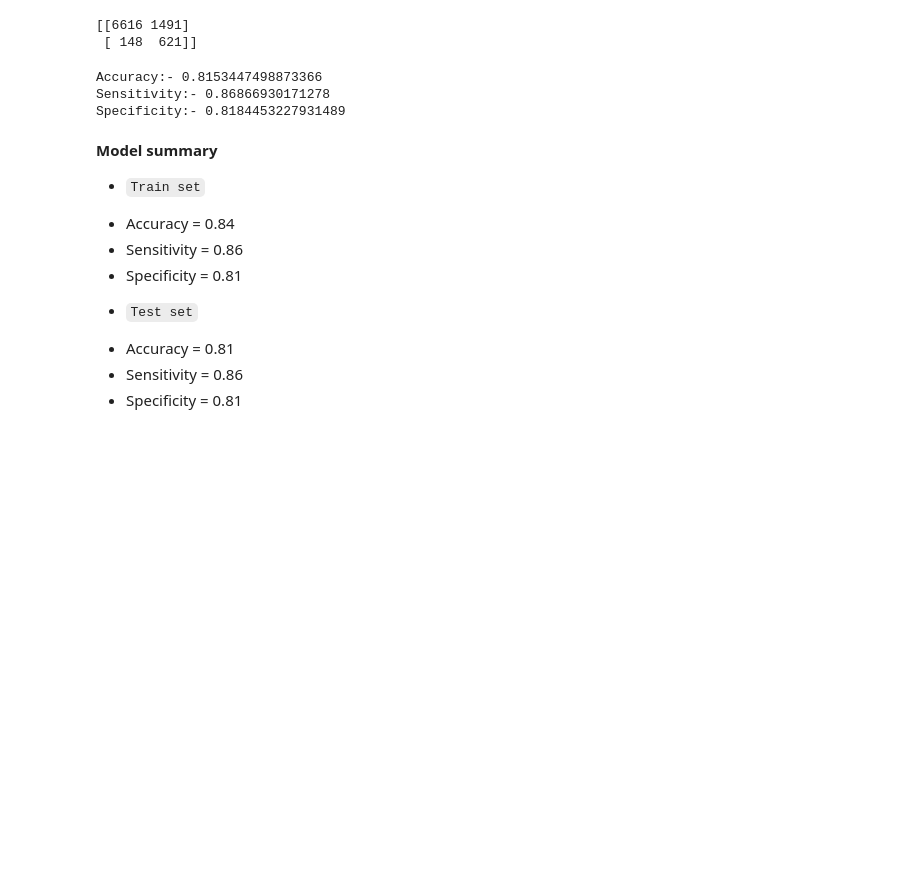
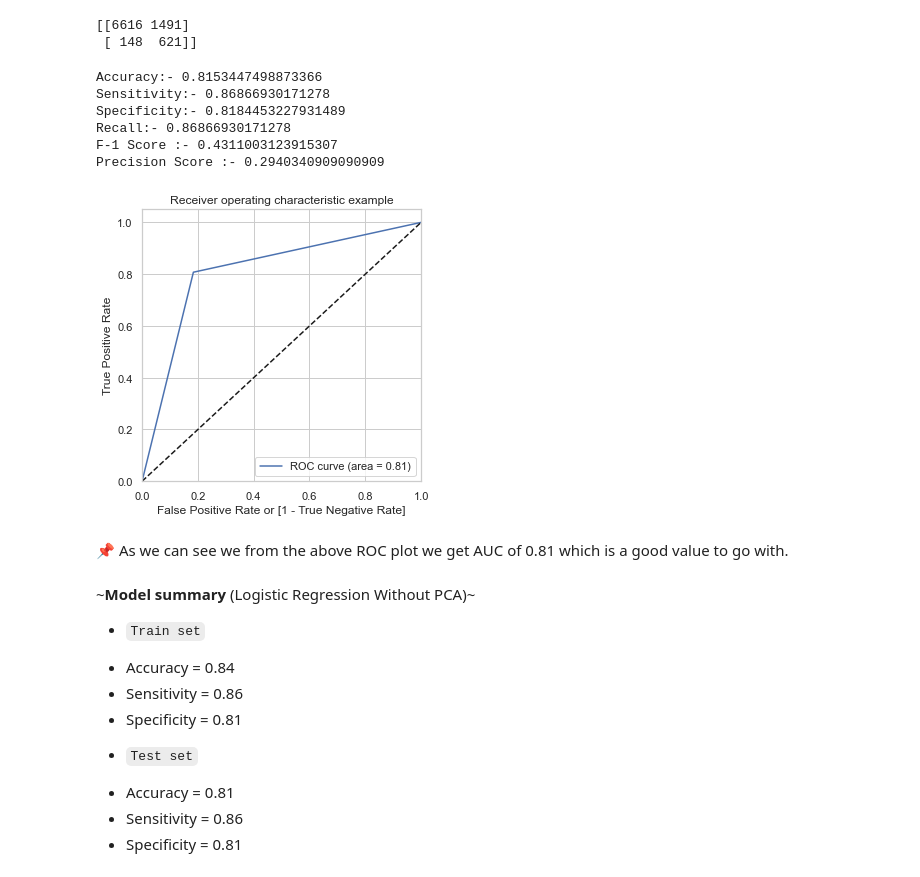
Before and after one commit to SatyugRaj/Telecom_Churn_Case_Study, a Jupyter notebook: Telecom_Churn_Case_Study.ipynb, the cells around one changed output. Drawn from its saved outputs; the diff is of its cells as text; code cells hidden in the pictures; blank space fills up the shorter version.

```diff
--- a/Telecom_Churn_Case_Study.ipynb
+++ b/Telecom_Churn_Case_Study.ipynb
@@ -1720,12 +1747,28 @@ print("Sensitivity:-",TP / float(TP+FN))
 
 # Specificity
 print("Specificity:-", TN / float(TN+FP))
+
+# Recall
+print("Recall:-" , TP/float(TP+FN))
+
+print("F-1 Score :-",metrics.f1_score(y_test_pred_final['Churn'], y_test_pred_final['test_predicted']))
+
+print("Precision Score :-",metrics.precision_score(y_test_pred_final['Churn'], y_test_pred_final['test_predicted']))
 # %% [output]
 Accuracy:- 0.8153447498873366
 Sensitivity:- 0.86866930171278
 Specificity:- 0.8184453227931489
+Recall:- 0.86866930171278
+F-1 Score :- 0.4311003123915307
+Precision Score :- 0.2940340909090909
+# %%
+PLOT_ROC(y_test_pred_final['Churn'], y_test_pred_final['test_predicted'])
+# %% [output]
+[figure, added]
+# %% [markdown]
+📌 As we can see we from the above ROC plot we get AUC of 0.81 which is a good value to go with.
 # %% [markdown]
-**Model summary**
+~**Model summary** (Logistic Regression Without PCA)~
 
 -  `Train set`
   * Accuracy = 0.84
```
Also changed, not shown: parts of 39 cells of this notebook.
